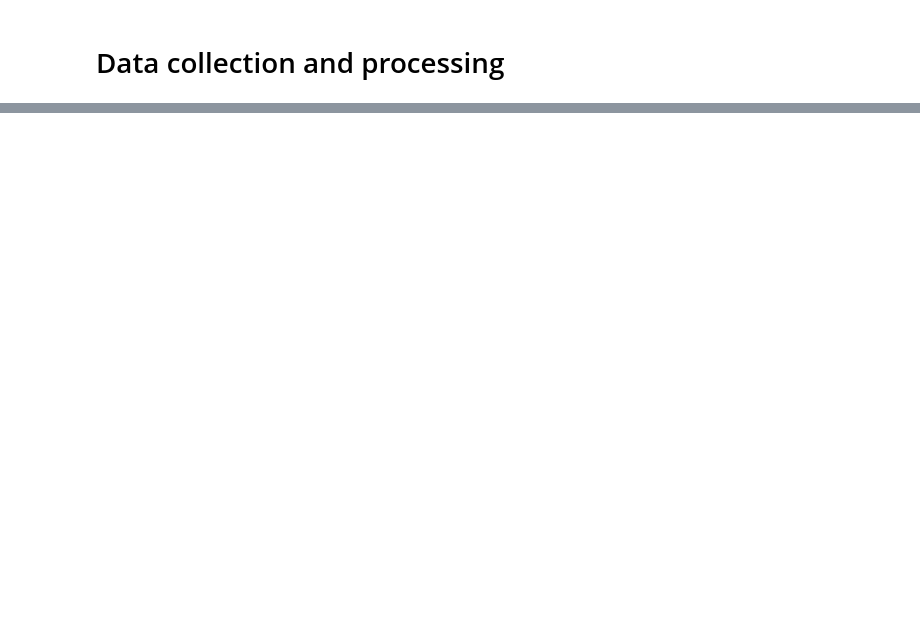
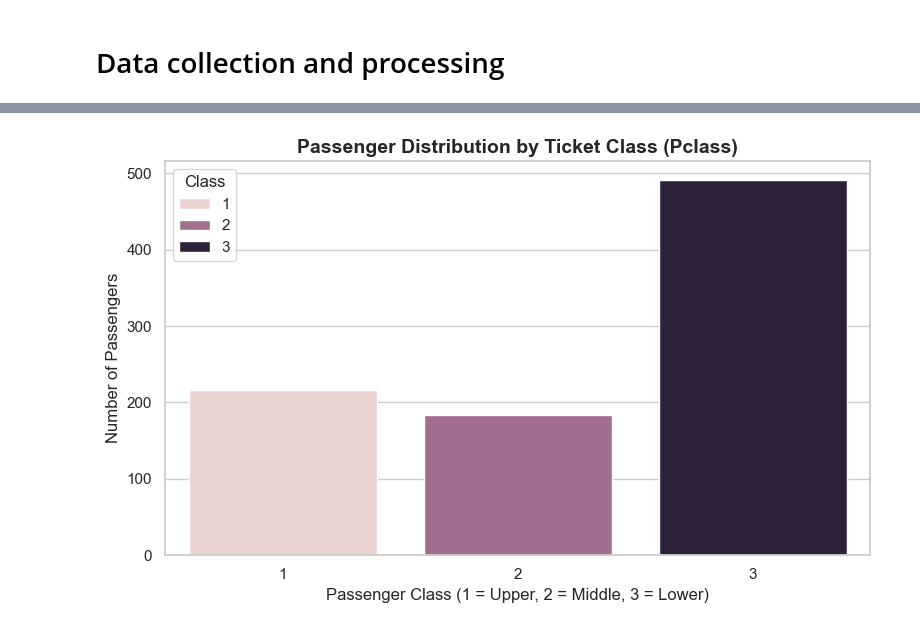
Before and after one commit to gregloos/Titanic-Survival-Prediction, a Jupyter notebook: main.ipynb, the cells around one changed output, grey strips where cells are left out. Cells and saved outputs as stored; diff of their text form; code cells hidden in the pictures; blank space fills up the shorter version.

```diff
--- a/main.ipynb
+++ b/main.ipynb
@@ -13,0 +165,12 @@ titanic_data = pd.read_csv(DataPath)
+# %%
+plt.figure(figsize=(8, 5))
+sns.countplot(x='Pclass', data=titanic_data, hue='Pclass')
+
+plt.title('Passenger Distribution by Ticket Class (Pclass)', fontsize=14, fontweight='bold')
+plt.xlabel('Passenger Class (1 = Upper, 2 = Middle, 3 = Lower)')
+plt.ylabel('Number of Passengers')
+plt.legend(title='Class')
+plt.tight_layout()
+plt.show()
+# %% [output]
+[figure, added]
```
Also changed, not shown: parts of 23 cells of this notebook.
